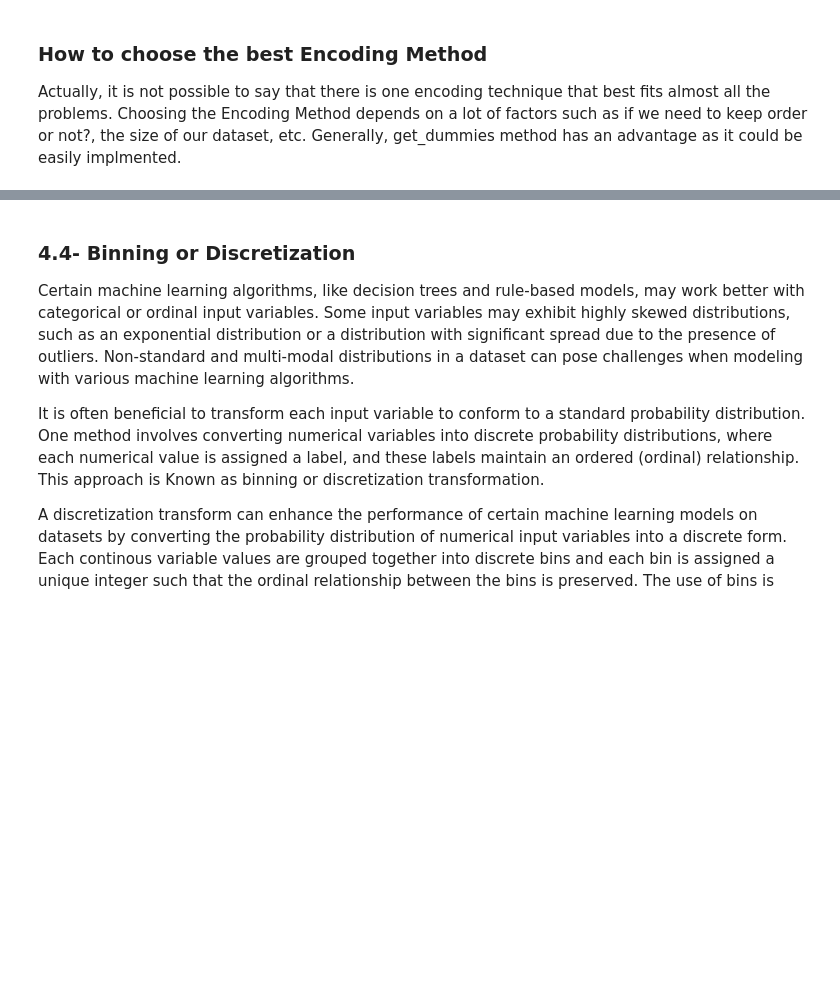
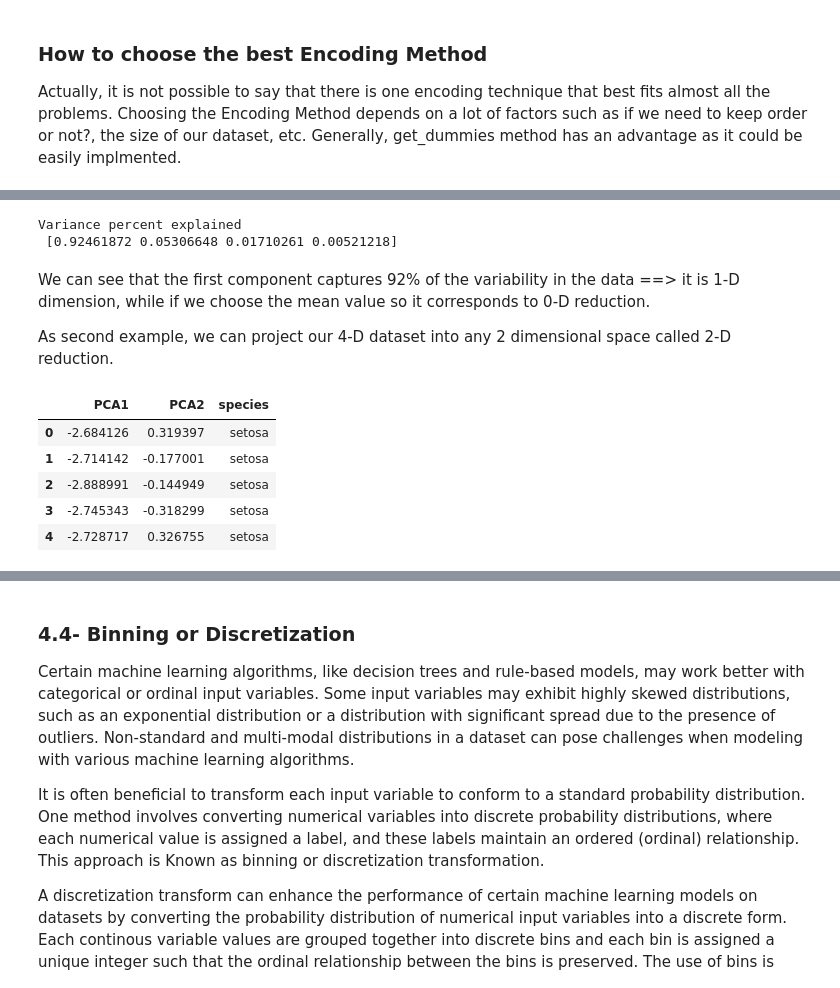
Before and after one commit to badiaamakhlouf/Feature_Engineering_And_Extraction, a Jupyter notebook: feature_engineering_and_variable_transormation.ipynb, the cells around one changed output, grey strips where cells are left out. Cells and saved outputs as stored; diff of their text form; code cells hidden in the pictures; blank space fills up the shorter version.

```diff
--- a/feature_engineering_and_variable_transormation.ipynb
+++ b/feature_engineering_and_variable_transormation.ipynb
@@ -626,0 +698,32 @@ Generally, get_dummies method has an advantage as it could be easily implmented.
+# %%
+sklearn_pca = PCA()
+# Pass the data to the fit method
+sklearn_pca.fit(df_iris[iris.feature_names])
+# Print the variance explained
+print('Variance percent explained\n', sklearn_pca.explained_variance_ratio_)
+# %% [output]
+Variance percent explained
+ [0.92461872 0.05306648 0.01710261 0.00521218]
+# %% [markdown]
+We can see that the first component captures 92% of the variability in the data ==> it is 1-D dimension, while if we choose the mean value so it corresponds to 0-D reduction.
+
+As second example, we can project our 4-D dataset into any 2 dimensional space called 2-D reduction.
+# %%
+sklearn_pca = PCA(n_components=2)
+sklearn_pca.fit(df_iris[iris.feature_names])
+
+# Project the data into this 2D space and convert it back to a tidy dataframe
+df_2D = pd.DataFrame(sklearn_pca.transform(df_iris[iris.feature_names]),
+                     columns=['PCA1', 'PCA2'])
+# Create a column for species name
+df_2D['species'] = df_iris['species']
+
+# Look at the result
+df_2D.head()
+# %% [output]
+|  | PCA1 | PCA2 | species |
+| 0 | -2.684126 | 0.319397 | setosa |
+| 1 | -2.714142 | -0.177001 | setosa |
+| 2 | -2.888991 | -0.144949 | setosa |
+| 3 | -2.745343 | -0.318299 | setosa |
+| 4 | -2.728717 | 0.326755 | setosa |
```
Also changed, not shown: parts of 16 cells of this notebook.
